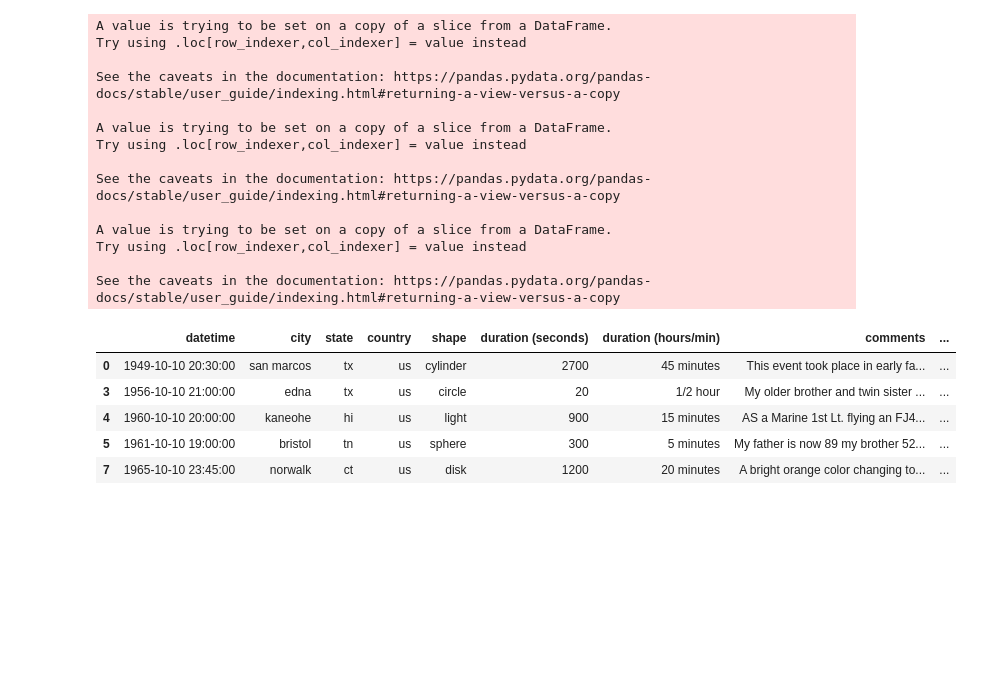
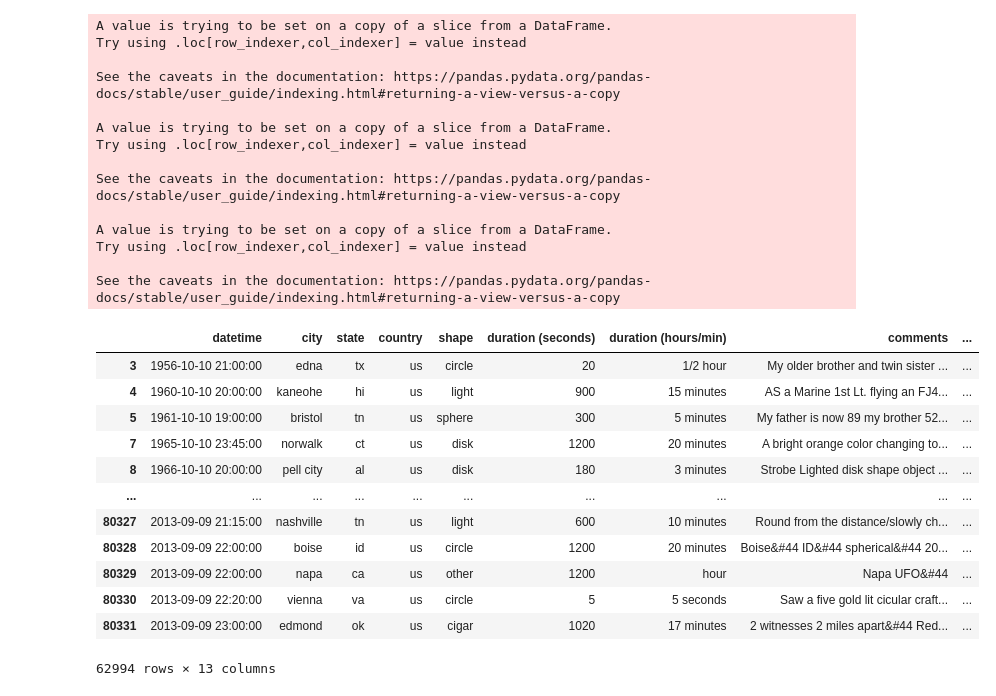
Before and after one commit to hfattor/data-analytics-project1, a Jupyter notebook: ufo_NASA_datetime.ipynb, the cells around one changed output. Cells and saved outputs as stored; diff of their text form; code cells hidden in the pictures; blank space fills up the shorter version.

```diff
--- a/ufo_NASA_datetime.ipynb
+++ b/ufo_NASA_datetime.ipynb
@@ -93,8 +127,8 @@ ufo_by_year["year"] = pd.DatetimeIndex(ufo_by_year['datetime']).year
 ufo_by_year.head()
 
 #grouping by decade
-groupnames1 = ["Pre-1950s","1950s","1960s","1970s","1980s","1990s","2000s","2010s","2020s"]
-bins = [0, 1949.0, 1959.0, 1969.0, 1979.0,1989.0,1999.0,2009.0,2019,2024.0]
+groupnames1 = [1950, 1960, 1970, 1980, 1990, 2000, 2010, 2020]
+bins = [1950.0, 1959.0, 1969.0, 1979.0,1989.0,1999.0,2009.0,2019,2024.0]
 ufo_by_year["decade"] = pd.cut(ufo_by_year["year"],bins,labels=groupnames1,include_lowest=False)
 # %% [output]
 A value is trying to be set on a copy of a slice from a DataFrame.
@@ -111,14 +145,22 @@ A value is trying to be set on a copy of a slice from a DataFrame.
 Try using .loc[row_indexer,col_indexer] = value instead
 
 See the caveats in the documentation: https://pandas.pydata.org/pandas-docs/stable/user_guide/indexing.html#returning-a-view-versus-a-copy
-# %%
-ufo_by_year.head()
-# %% [output]
-|  | datetime | city | state | country | shape | duration (seconds) | duration (hours/min) | comments | ... |
-| 0 | 1949-10-10 20:30:00 | san marcos | tx | us | cylinder | 2700 | 45 minutes | This event took place in early fa... | ... |
-| 3 | 1956-10-10 21:00:00 | edna | tx | us | circle | 20 | 1/2 hour | My older brother and twin sister ... | ... |
-| 4 | 1960-10-10 20:00:00 | kaneohe | hi | us | light | 900 | 15 minutes | AS a Marine 1st Lt. flying an FJ4... | ... |
-| 5 | 1961-10-10 19:00:00 | bristol | tn | us | sphere | 300 | 5 minutes | My father is now 89 my brother 52... | ... |
-| 7 | 1965-10-10 23:45:00 | norwalk | ct | us | disk | 1200 | 20 minutes | A bright orange color changing to... | ... |
+# %%
+ufo_by_year = ufo_by_year.dropna()
+ufo_by_year
+# %% [output]
+|  | datetime | city | state | country | shape | duration (seconds) | duration (hours/min) | comments | ... |
+| 3 | 1956-10-10 21:00:00 | edna | tx | us | circle | 20 | 1/2 hour | My older brother and twin sister ... | ... |
+| 4 | 1960-10-10 20:00:00 | kaneohe | hi | us | light | 900 | 15 minutes | AS a Marine 1st Lt. flying an FJ4... | ... |
+| 5 | 1961-10-10 19:00:00 | bristol | tn | us | sphere | 300 | 5 minutes | My father is now 89 my brother 52... | ... |
+| 7 | 1965-10-10 23:45:00 | norwalk | ct | us | disk | 1200 | 20 minutes | A bright orange color changing to... | ... |
+| 8 | 1966-10-10 20:00:00 | pell city | al | us | disk | 180 | 3 minutes | Strobe Lighted disk shape object ... | ... |
+| ... | ... | ... | ... | ... | ... | ... | ... | ... | ... |
+| 80327 | 2013-09-09 21:15:00 | nashville | tn | us | light | 600 | 10 minutes | Round from the distance/slowly ch... | ... |
+| 80328 | 2013-09-09 22:00:00 | boise | id | us | circle | 1200 | 20 minutes | Boise&#44 ID&#44 spherical&#44 20... | ... |
+| 80329 | 2013-09-09 22:00:00 | napa | ca | us | other | 1200 | hour | Napa UFO&#44 | ... |
+| 80330 | 2013-09-09 22:20:00 | vienna | va | us | circle | 5 | 5 seconds | Saw a five gold lit cicular craft... | ... |
+| 80331 | 2013-09-09 23:00:00 | edmond | ok | us | cigar | 1020 | 17 minutes | 2 witnesses 2 miles apart&#44 Red... | ... |
+62994 rows × 13 columns
 # %%
 columns = ['datetime', 'city', 'state', 'country', 'shape', 'duration (seconds)',
```
Also changed, not shown: parts of 8 cells of this notebook.
